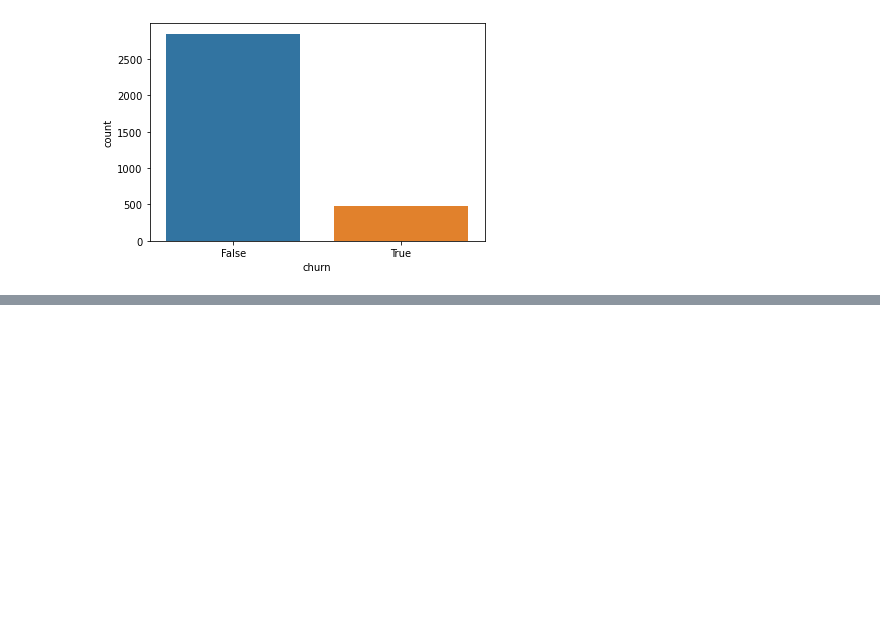
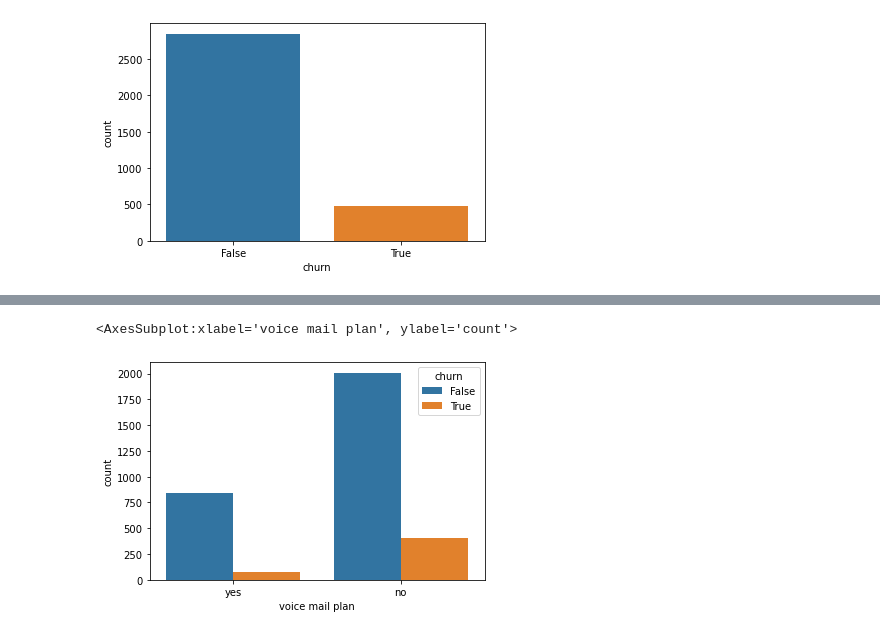
Before and after one commit to mercy1532/Phase-3-group-project, a Jupyter notebook: Churn-prediction.ipynb, the cells around one changed output, grey strips where cells are left out. Cells and saved outputs as stored; diff of their text form; code cells hidden in the pictures; blank space fills up the shorter version.

```diff
--- a/Churn-prediction.ipynb
+++ b/Churn-prediction.ipynb
@@ -96,0 +138,5 @@ sns.countplot(x='churn', data=df)
+# %%
+sns.countplot(x='voice mail plan', hue='churn', data=df)
+# %% [output]
+<AxesSubplot:xlabel='voice mail plan', ylabel='count'>
+[figure, added]
```
Also changed, not shown: parts of 6 cells of this notebook.
